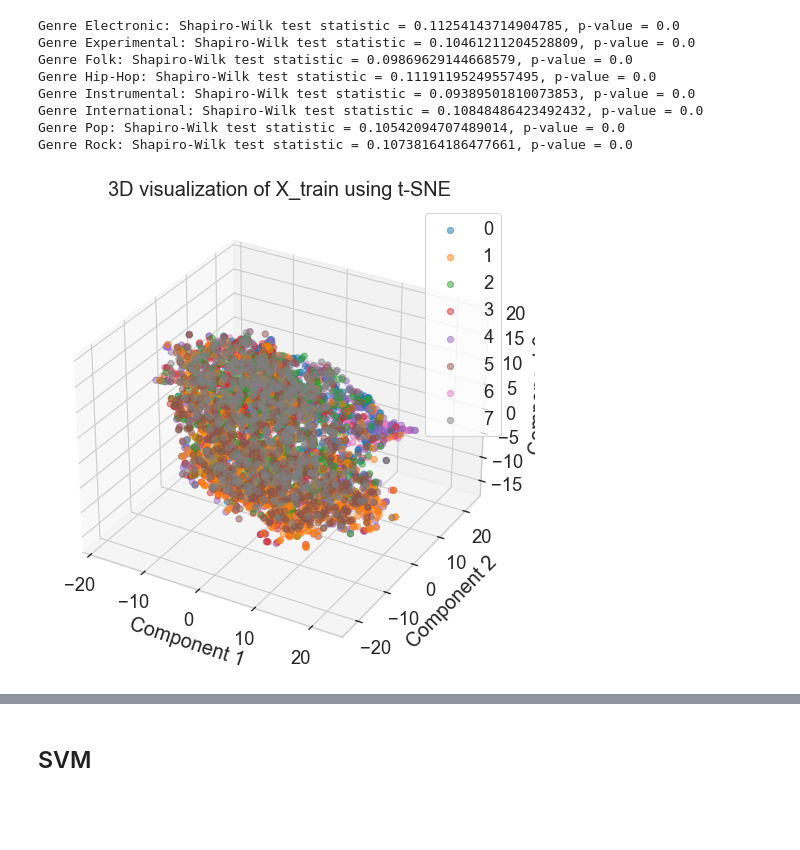
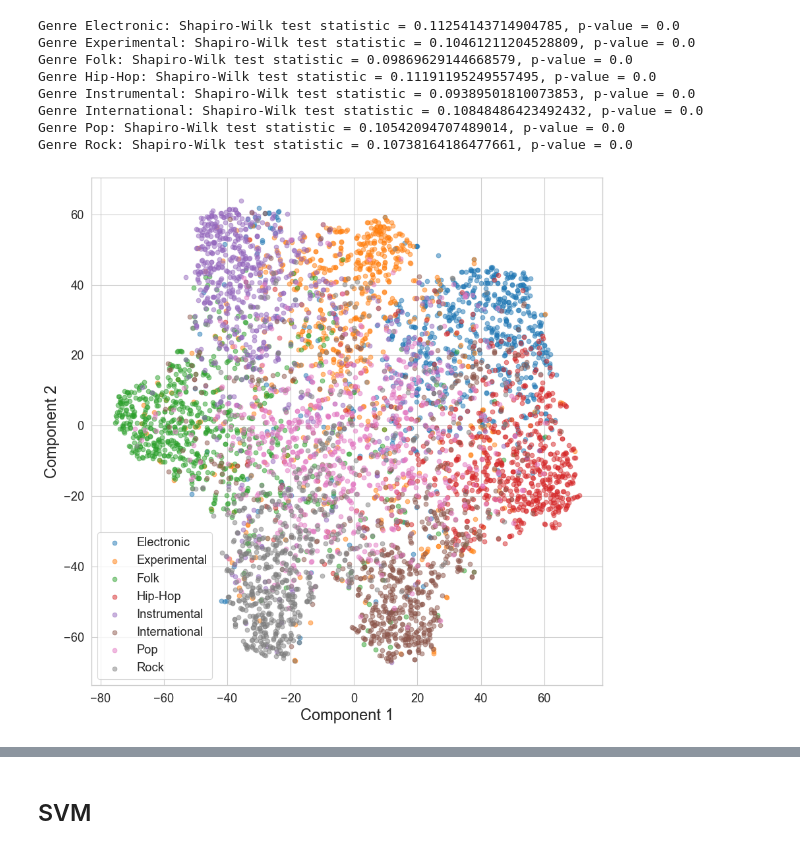
Before and after one commit to Daniel-Lin-S/SML_practical, a Jupyter notebook: AssessedPracticalSamplePythonCode.ipynb, the cells around one changed output, grey strips where cells are left out. Saved outputs shown, nothing was run; the diff lists cells and outputs as text; code cells hidden in the pictures; blank space fills up the shorter version.

```diff
--- a/AssessedPracticalSamplePythonCode.ipynb
+++ b/AssessedPracticalSamplePythonCode.ipynb
@@ -144,3 +144,16 @@ Genre Instrumental: Shapiro-Wilk test statistic = 0.09389501810073853, p-value =
 Genre International: Shapiro-Wilk test statistic = 0.10848486423492432, p-value = 0.0
 Genre Pop: Shapiro-Wilk test statistic = 0.10542094707489014, p-value = 0.0
 Genre Rock: Shapiro-Wilk test statistic = 0.10738164186477661, p-value = 0.0
+# %%
+### Plot TSNE to visualise the classes ###
+from sklearn.preprocessing import StandardScaler
+from sklearn.discriminant_analysis import LinearDiscriminantAnalysis
+from sklearn.manifold import TSNE
+
+scaler = StandardScaler()
+X_scaled = scaler.fit_transform(X)
+
+# LDA to reduce dimensions
+LDA_model = LinearDiscriminantAnalysis()
+LDA_model.fit(X_scaled, y_labelled)
+X_LDA = LDA_model.transform(X_scaled)
@@ -147,34 +173,22 @@ Genre Rock: Shapiro-Wilk test statistic = 0.10738164186477661, p-value = 0.0
+# %%
+from sklearn.manifold import TSNE
+
+# Assuming X_train is your high-dimensional data and y_train are the labels
+X_embedded = TSNE(n_components=2, random_state=42).fit_transform(X_LDA)
 # %%
-### Plot TSNE to visualise the classes ###
-from sklearn.preprocessing import StandardScaler
-from sklearn.discriminant_analysis import LinearDiscriminantAnalysis
-from sklearn.manifold import TSNE
+fig, ax = plt.subplots(figsize=(10, 10))
 
-scaler = StandardScaler()
-X_scaled = scaler.fit_transform(X)
-
-# LDA to reduce dimensions
-LDA_model = LinearDiscriminantAnalysis()
-LDA_model.fit(X, y)
-X_LDA = LDA_model.transform(X_scaled)
-
-# perform TSNE to embed to 3-dimensional manifold
-X_embedded = TSNE(n_components=3, random_state=42).fit_transform(X_LDA)
-fig = plt.figure(figsize=(10, 6))
-ax = fig.add_subplot(111, projection='3d')
-
-# Create a scatter plot, coloring the points based on y labels
-for label in np.unique(y):
+# Create a scatter plot, coloring the points based on y_train labels
+for label in np.unique(y_labelled):
     # Find points with this label
-    indices = np.where(y == label)
+    indices = np.where(y_labelled == label)
     # Plot these points with a label
-    ax.scatter(X_embedded[indices, 0], X_embedded[indices, 1], X_embedded[indices, 2], label=label, alpha=0.5)
+    ax.scatter(X_embedded[indices, 0], X_embedded[indices, 1], label=label, alpha=0.5)
 
 ax.legend()
-ax.set_title('3D visualization of X_train using t-SNE')
-ax.set_xlabel('Component 1')
-ax.set_ylabel('Component 2')
-ax.set_zlabel('Component 3')
-plt.savefig('figures/tsne.png', dpi=300)
+# ax.set_title(f'2D visualisation of X using t-SNE, PCA with {n_comps} components')
+ax.set_xlabel('Component 1', fontsize=17)
+ax.set_ylabel('Component 2', fontsize=17)
+plt.savefig('figures/tsne_lda.png', dpi=300)
 # %% [output]
-[figure, old version]
+[figure, new version]
```
Also changed, not shown: parts of 4 cells of this notebook, 2 other files.
